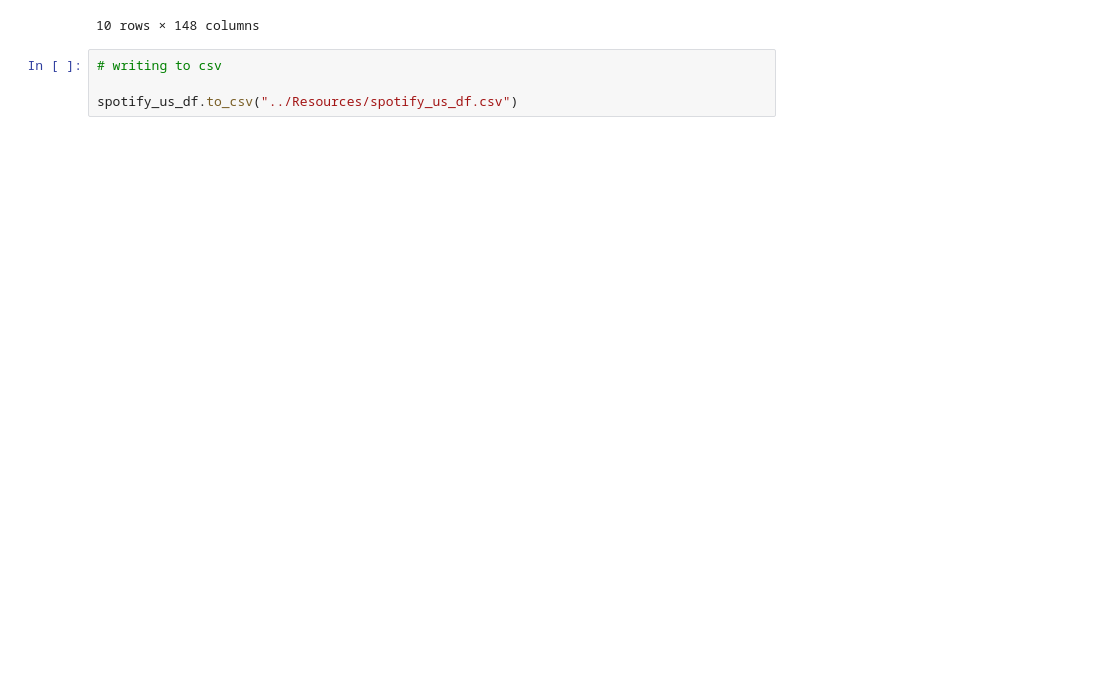
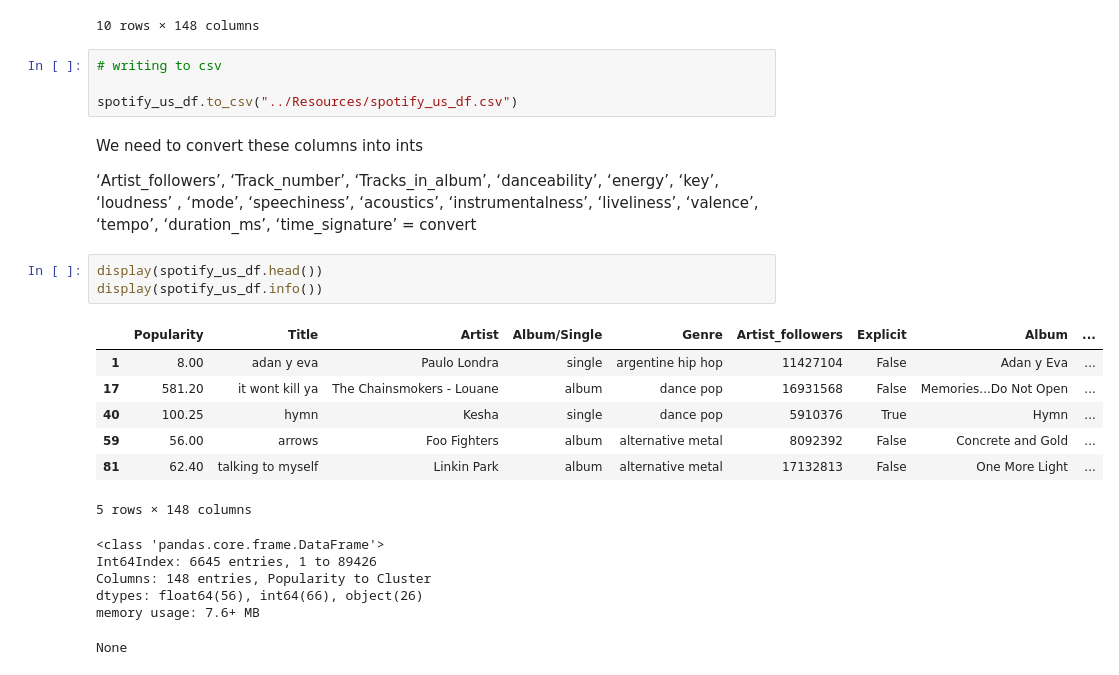
Before and after one commit to AndrewRBader/CU-Fintech_Project-2, a Jupyter notebook: Andrew/data-analysis.ipynb, the cells around one changed output. Cells and saved outputs as stored; diff of their text form; blank space fills up the shorter version.

```diff
--- a/Andrew/data-analysis.ipynb
+++ b/Andrew/data-analysis.ipynb
@@ -103,3 +103,24 @@ spotify_us_df.head(10)
 # writing to csv
 
 spotify_us_df.to_csv("../Resources/spotify_us_df.csv")
+# %% [markdown]
+We need to convert these columns into ints
+
+‘Artist_followers’, ‘Track_number’, ‘Tracks_in_album’, ‘danceability’, ‘energy’, ‘key’, ‘loudness’ , ‘mode’, ‘speechiness’, ‘acoustics’, ‘instrumentalness’, ‘liveliness’, ‘valence’, ‘tempo’, ‘duration_ms’, ‘time_signature’ = convert
+# %%
+display(spotify_us_df.head())
+display(spotify_us_df.info())
+# %% [output]
+|  | Popularity | Title | Artist | Album/Single | Genre | Artist_followers | Explicit | Album | ... |
+| 1 | 8.00 | adan y eva | Paulo Londra | single | argentine hip hop | 11427104 | False | Adan y Eva | ... |
+| 17 | 581.20 | it wont kill ya | The Chainsmokers - Louane | album | dance pop | 16931568 | False | Memories...Do Not Open | ... |
+| 40 | 100.25 | hymn | Kesha | single | dance pop | 5910376 | True | Hymn | ... |
+| 59 | 56.00 | arrows | Foo Fighters | album | alternative metal | 8092392 | False | Concrete and Gold | ... |
+| 81 | 62.40 | talking to myself | Linkin Park | album | alternative metal | 17132813 | False | One More Light | ... |
+5 rows × 148 columns
+<class 'pandas.core.frame.DataFrame'>
+Int64Index: 6645 entries, 1 to 89426
+Columns: 148 entries, Popularity to Cluster
+dtypes: float64(56), int64(66), object(26)
+memory usage: 7.6+ MB
+None
```
Also changed, not shown: parts of 3 cells of this notebook, 1 other file.
